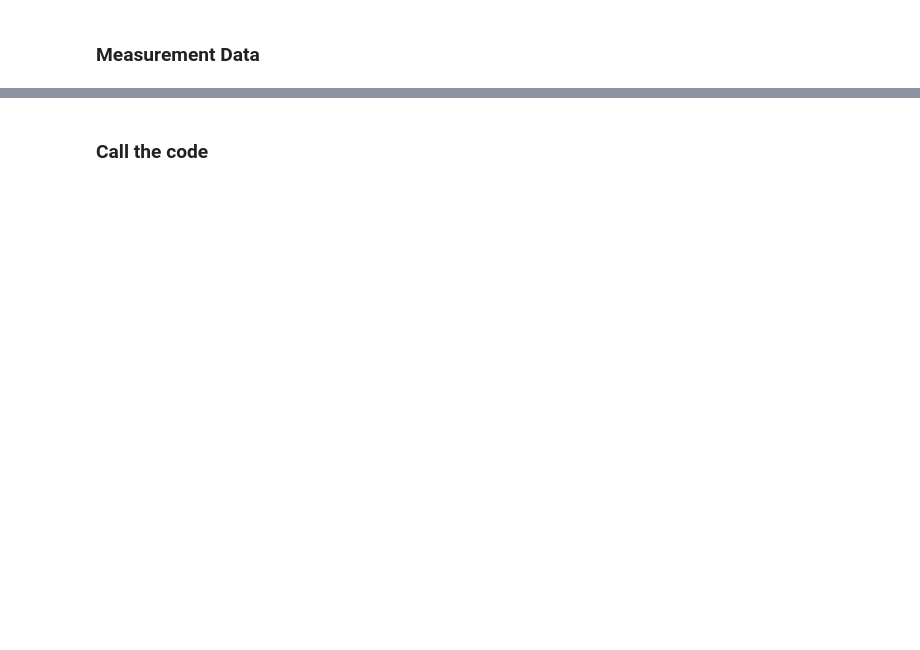
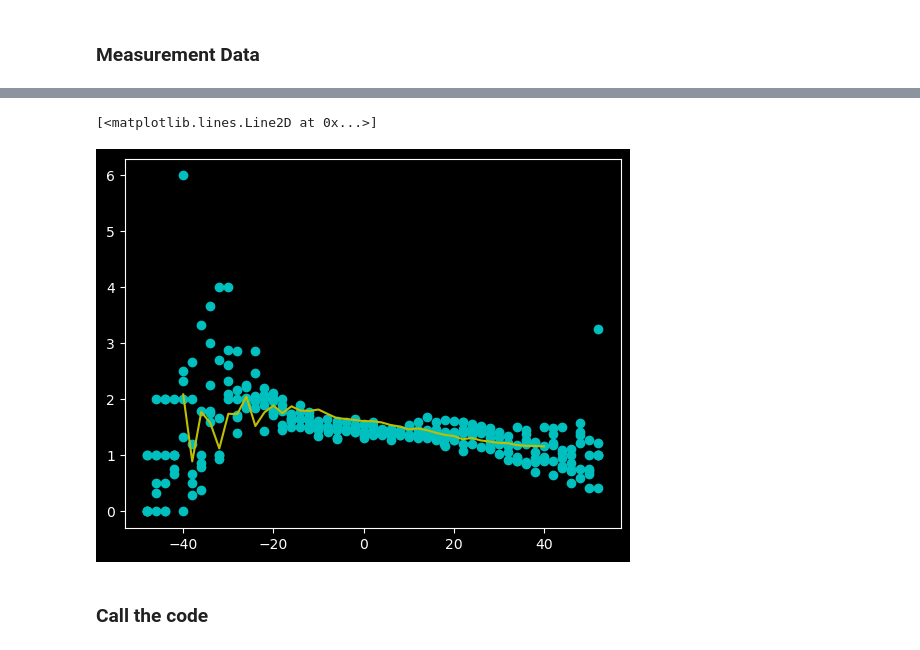
Before and after one commit to michaelIro/voxTrace, a Jupyter notebook: Jupyter-UI.ipynb, the cells around one changed output, grey strips where cells are left out. Saved outputs shown, nothing was run; the diff lists cells and outputs as text; code cells hidden in the pictures; blank space fills up the shorter version.

```diff
--- a/Jupyter-UI.ipynb
+++ b/Jupyter-UI.ipynb
@@ -260,3 +258,20 @@ plt.show()
+# %%
+
+myList2 = df_3["px5.Cu-Ka-Gro[708,755]"].tolist()
+mylist3= df_3["px5.Zn-Ka-Gro[770,800]"].tolist()
+#divide each element of mylist2 by the corresponding element of mylist3
+mylist4 = [x / (y+1) for x, y in zip(myList2, mylist3)]
+# %%
+# new list with each element of cu_faltung divided by the corresponding element of zn_faltung
+mylist = [x/y for x, y in zip(cu_faltung, zn_faltung)]
+# %%
+plt.plot(df_3["Motor-samplex"]-max_corr,mylist4,'co',label='Cu-Ka')
+plt.plot(myrange1, mylist,'y',label='Cu-Ka')
+
+#plt.plot(myrange1, zn_faltung,'g',label='Zn-Ka')
+# %% [output]
+[<matplotlib.lines.Line2D at 0x...>]
+[figure, added]
 # %%
 #aaa=[df_3["Motor-samplex"]-max_corr,df_3["px5.Cu-Ka-Gro[708,755]"]/df_3["px5.Livetime"]]
 #len(aaa[1])
```
Also changed, not shown: parts of 5 cells of this notebook, 6 other files.
